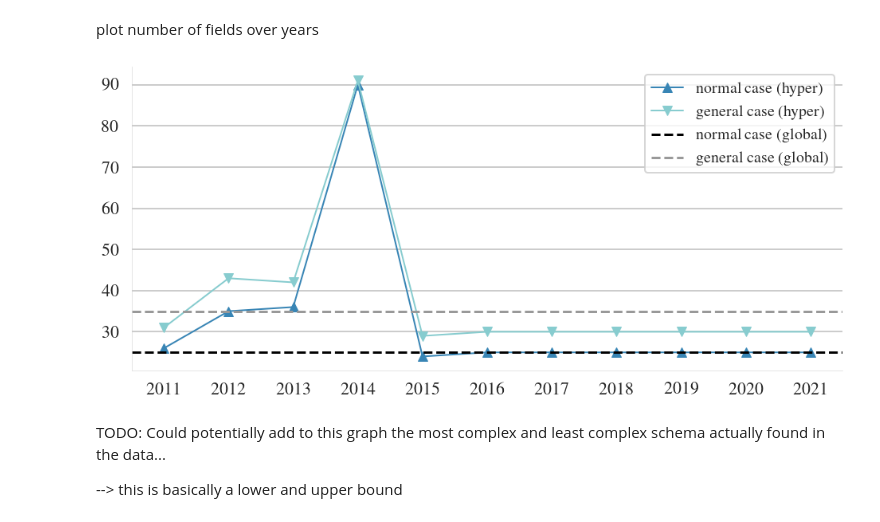
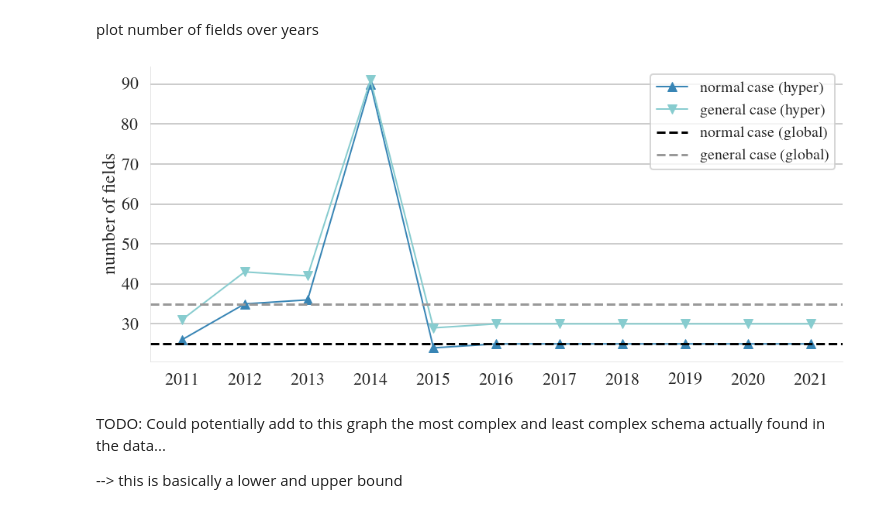
Before and after one commit to tuplex/tuplex, a Jupyter notebook: experimental/notebooks/02_paper_plot_github_sample.ipynb, the cells around one changed output. Saved outputs shown, nothing was run; the diff lists cells and outputs as text; code cells hidden in the pictures.

Commit message:
plot edits

```diff
--- a/experimental/notebooks/02_paper_plot_github_sample.ipynb
+++ b/experimental/notebooks/02_paper_plot_github_sample.ipynb
@@ -9,7 +9,7 @@ import os
 # %%
 mode = 'pushevent_filter_promo'
 # mode = 'forkevent_filter_promo'
-mode = 'regular'
+# mode = 'regular'
 
 result_path = ''
 cache_path = '.cache'
@@ -163,33 +165,34 @@ plot number of fields over years
 # %%
 plt.figure(figsize=(16,7))
 plt.plot(df_hyper['year'], df_hyper['normal_case_field_count'],
          marker='^', linewidth=2, label='normal case (hyper)')
 plt.plot(df_hyper['year'], df_hyper['general_case_field_count'],
          marker='v', linewidth=2, label='general case (hyper)')
 plt.axhline(df_global['normal_case_field_count'].iloc[0], linewidth=3,
             linestyle='--',
             color='k', label='normal case (global)')
 plt.axhline(df_global['general_case_field_count'].iloc[0], linewidth=3, linestyle='--',
             color=[0.6]*3, label='general case (global)')
 plt.legend(fontsize=20)
 if mode == 'regular':
     plt.yscale('log')
     plt.yticks([1, 10, 20, 30, 40, 50, 100, 200, 300, 400, 500, 1000])
     plt.ylim([10, 1500])
 
 plt.xticks(df_hyper['year'])
 
 def fmt(x, pos):
     return str(int(x))
 ax = plt.gca()
 #ax.yaxis.set_major_locator(ticker.FixedLocator(np.arange(0, 10 ** 7, 0.5 * 10**6)))
 ax.yaxis.set_major_formatter(matplotlib.ticker.FuncFormatter(fmt))
 
 sns.despine()
 plt.grid(axis='x')
+plt.ylabel('number of fields')
 plt.savefig(mode + '_peryear_schema_complexity.pdf', transparent=True, bbox_inches = 'tight', pad_inches = 0)
 # %% [output]
-[figure, old version]
+[figure, new version]
 # %% [markdown]
 TODO: Could potentially add to this graph the most complex and least complex schema actually found in the data...
 
```
Also changed, not shown: parts of 4 cells of this notebook.
